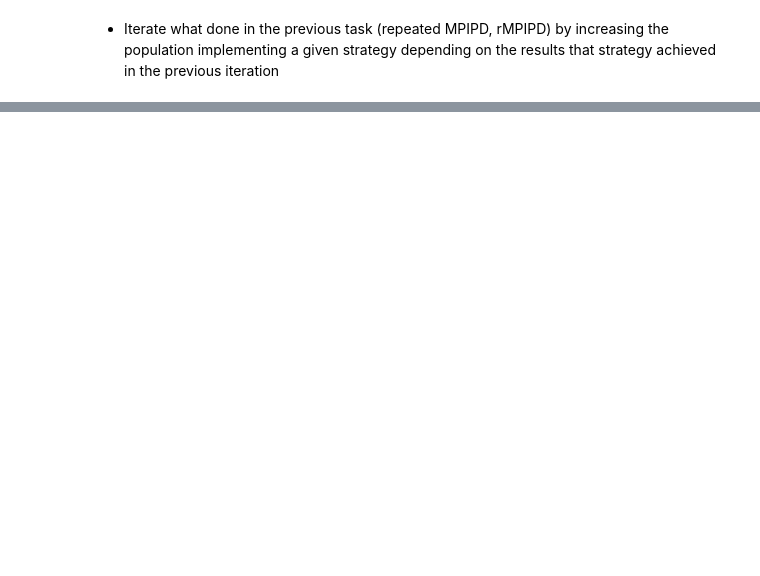
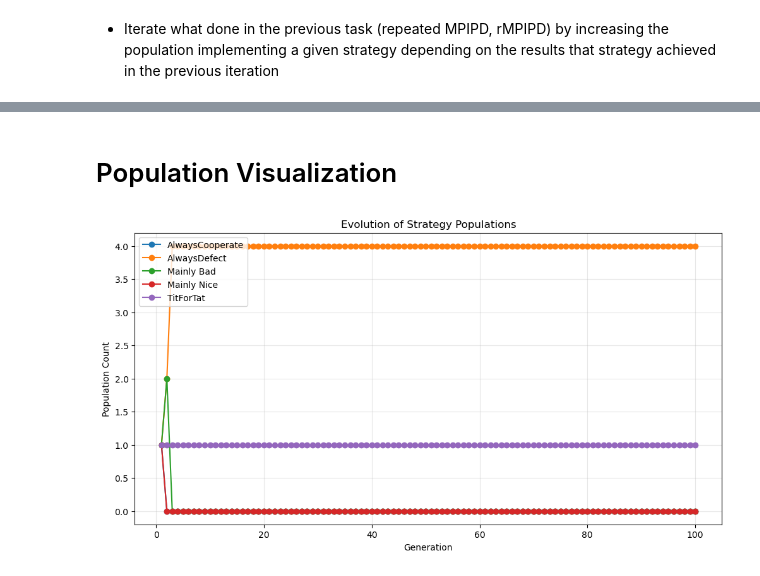
Before and after one commit to cristian-tigan/Prisoners-Dilemma-Simulation, a Jupyter notebook: evolutionary.ipynb, the cells around one changed output, grey strips where cells are left out. Drawn from its saved outputs; the diff is of its cells as text; code cells hidden in the pictures; blank space fills up the shorter version.

```diff
--- a/evolutionary.ipynb
+++ b/evolutionary.ipynb
@@ -95,0 +102,30 @@ Updated Population Size: 15
+# %% [markdown]
+# Population Visualization
+# %%
+import matplotlib.pyplot as plt
+
+# Prepare data for Line Plot
+all_strategies = set()
+for counts in history_population:
+    all_strategies.update(counts.keys())
+sorted_strategies = sorted(list(all_strategies))
+
+x = range(1, len(history_population) + 1)
+
+plt.figure(figsize=(12, 6))
+
+for strategy in sorted_strategies:
+    y_strategy = []
+    for counts in history_population:
+        y_strategy.append(counts.get(strategy, 0))
+    # Plotting each strategy as a line
+    plt.plot(x, y_strategy, label=strategy, marker='o')
+
+plt.title('Evolution of Strategy Populations')
+plt.xlabel('Generation')
+plt.ylabel('Population Count')
+plt.legend(loc='upper left')
+plt.grid(True, alpha=0.3)
+plt.show()
+# %% [output]
+[figure, added]
```
Also changed, not shown: parts of 5 cells of this notebook.
